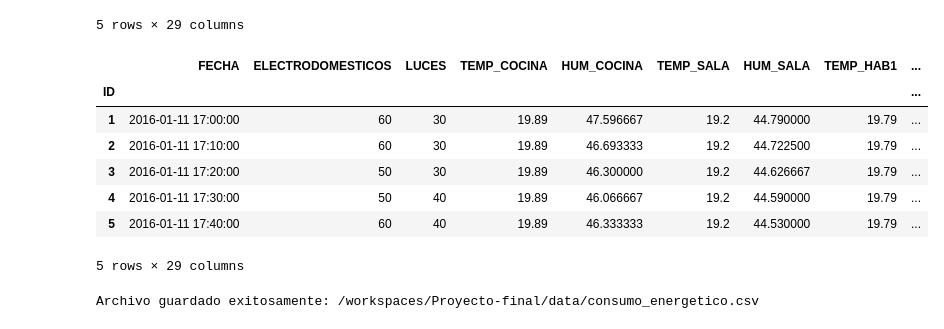
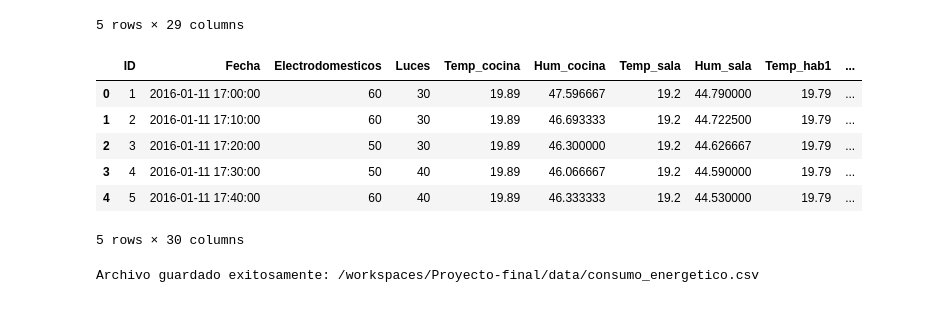
Before and after one commit to Gabymoctezuma/Proyecto-final, a Jupyter notebook: src/explore.ipynb, the cells around one changed output. Cells and saved outputs as stored; diff of their text form; code cells hidden in the pictures.

```diff
--- a/src/explore.ipynb
+++ b/src/explore.ipynb
@@ -41,54 +43,52 @@ df.head()
 # %%
 # Diccionario de nombres de columnas para traducir de inglés a español
 
 columnas_esp = {
-    "date": "FECHA",
-    "Appliances": "ELECTRODOMESTICOS",
-    "lights": "LUCES",
-    "T1": "TEMP_COCINA",
-    "RH_1": "HUM_COCINA",
-    "T2": "TEMP_SALA",
-    "RH_2": "HUM_SALA",
-    "T3": "TEMP_HAB1",
-    "RH_3": "HUM_HAB1",
-    "T4": "TEMP_HAB2",
-    "RH_4": "HUM_HAB2",
-    "T5": "TEMP_BAÑO",
-    "RH_5": "HUM_BAÑO",
-    "T6": "TEMP_LAVADERO",
-    "RH_6": "HUM_LAVADERO",
-    "T7": "TEMP_ESTUDIO",
-    "RH_7": "HUM_ESTUDIO",
-    "T8": "TEMP_CLOSET",
-    "RH_8": "HUM_CLOSET",
-    "T9": "TEMP_GARAGE",
-    "RH_9": "HUM_GARAGE",
-    "T_out": "TEMP_EXTERIOR",
-    "Press_mm_hg": "PRESION_EXTERIOR",
-    "RH_out": "HUM_EXTERIOR",
-    "Windspeed": "VEL_VIENTO",
-    "Visibility": "VISIBILIDAD",
-    "Tdewpoint": "PUNTO_ROCIO",
-    "rv1": "VARIABLE_ALEATORIA1",
-    "rv2": "VARIABLE_ALEATORIA2"
+    "date": "Fecha",
+    "Appliances": "Electrodomesticos",
+    "lights": "Luces",
+    "T1": "Temp_cocina",
+    "RH_1": "Hum_cocina",
+    "T2": "Temp_sala",
+    "RH_2": "Hum_sala",
+    "T3": "Temp_hab1",
+    "RH_3": "Hum_hab1",
+    "T4": "Temp_hab2",
+    "RH_4": "Hum_hab2",
+    "T5": "Temp_baño",
+    "RH_5": "Hum_baño",
+    "T6": "Temp_lavadero",
+    "RH_6": "Hum_lavadero",
+    "T7": "Temp_estudio",
+    "RH_7": "Hum_estudio",
+    "T8": "Temp_closet",
+    "RH_8": "Hum_closet",
+    "T9": "Temp_garage",
+    "RH_9": "Hum_garage",
+    "T_out": "Temp_exterior",
+    "Press_mm_hg": "Presion_exterior",
+    "RH_out": "Hum_exterior",
+    "Windspeed": "Vel_viento",
+    "Visibility": "Visibilidad",
+    "Tdewpoint": "Punto_rocio",
+    "rv1": "Variable_aleatoria1",
+    "rv2": "Variable_aleatoria2"
 }
 
 # Aplicar el cambio de nombres
 df.rename(columns=columnas_esp, inplace=True)
 
-df.index = range(1, len(df) + 1)
-df.index.name = "ID"
+df.insert(0, "ID", range(1, len(df) + 1))
 # Mostrar las primeras filas para verificar
 df.head()
 # %% [output]
-|  | FECHA | ELECTRODOMESTICOS | LUCES | TEMP_COCINA | HUM_COCINA | TEMP_SALA | HUM_SALA | TEMP_HAB1 | ... |
-| ID |  |  |  |  |  |  |  |  | ... |
-| 1 | 2016-01-11 17:00:00 | 60 | 30 | 19.89 | 47.596667 | 19.2 | 44.790000 | 19.79 | ... |
-| 2 | 2016-01-11 17:10:00 | 60 | 30 | 19.89 | 46.693333 | 19.2 | 44.722500 | 19.79 | ... |
-| 3 | 2016-01-11 17:20:00 | 50 | 30 | 19.89 | 46.300000 | 19.2 | 44.626667 | 19.79 | ... |
-| 4 | 2016-01-11 17:30:00 | 50 | 40 | 19.89 | 46.066667 | 19.2 | 44.590000 | 19.79 | ... |
-| 5 | 2016-01-11 17:40:00 | 60 | 40 | 19.89 | 46.333333 | 19.2 | 44.530000 | 19.79 | ... |
+|  | ID | Fecha | Electrodomesticos | Luces | Temp_cocina | Hum_cocina | Temp_sala | Hum_sala | Temp_hab1 | ... |
+| 0 | 1 | 2016-01-11 17:00:00 | 60 | 30 | 19.89 | 47.596667 | 19.2 | 44.790000 | 19.79 | ... |
+| 1 | 2 | 2016-01-11 17:10:00 | 60 | 30 | 19.89 | 46.693333 | 19.2 | 44.722500 | 19.79 | ... |
+| 2 | 3 | 2016-01-11 17:20:00 | 50 | 30 | 19.89 | 46.300000 | 19.2 | 44.626667 | 19.79 | ... |
+| 3 | 4 | 2016-01-11 17:30:00 | 50 | 40 | 19.89 | 46.066667 | 19.2 | 44.590000 | 19.79 | ... |
+| 4 | 5 | 2016-01-11 17:40:00 | 60 | 40 | 19.89 | 46.333333 | 19.2 | 44.530000 | 19.79 | ... |
-5 rows × 29 columns
+5 rows × 30 columns
 # %%
 import pandas as pd
 import os
```
Also changed, not shown: parts of 34 cells of this notebook, 8 other files.
